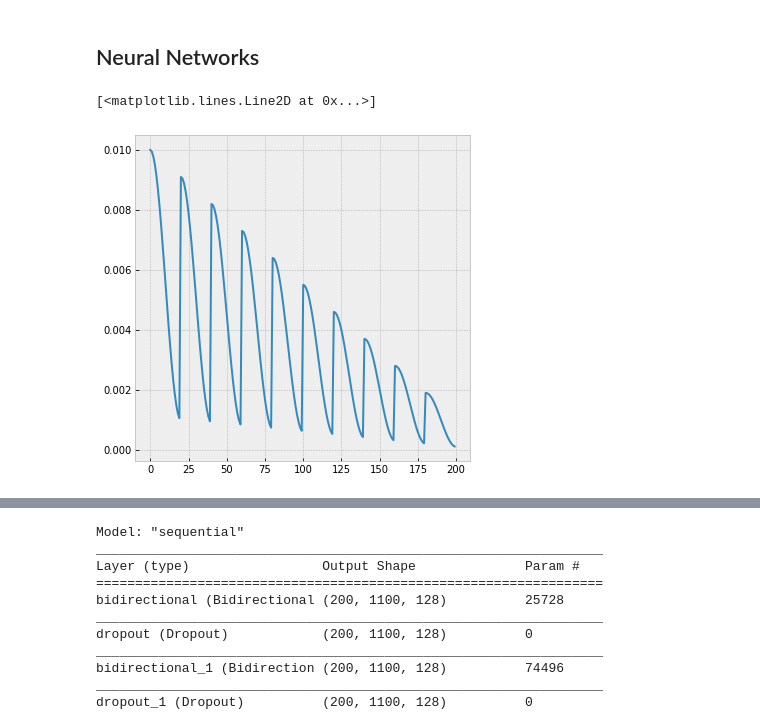
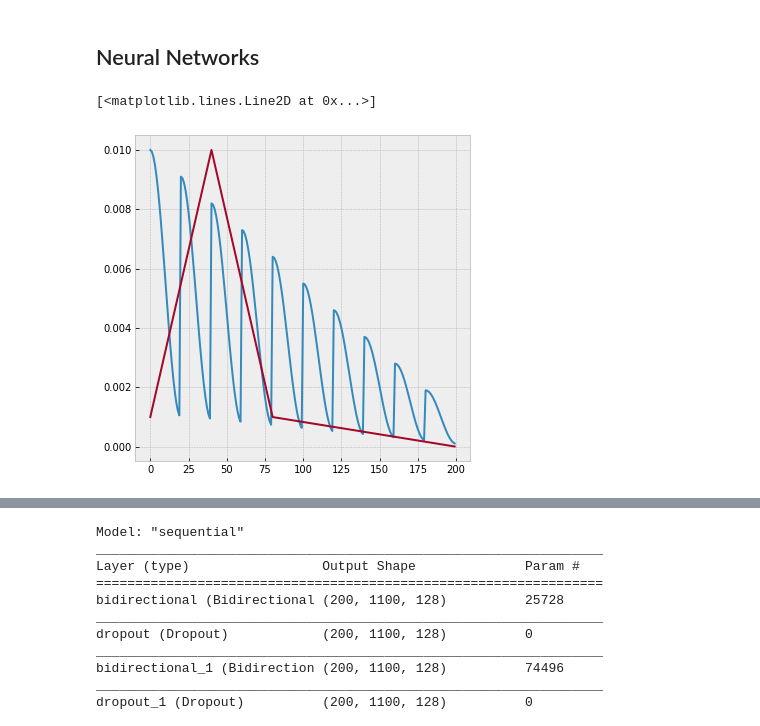
Before and after one commit to ABV-Hub/crowdanalytix, a Jupyter notebook: workinprogress.ipynb, the cells around one changed output, grey strips where cells are left out. Cells and saved outputs as stored; diff of their text form; code cells hidden in the pictures.

```diff
--- a/workinprogress.ipynb
+++ b/workinprogress.ipynb
@@ -188,30 +183,31 @@ def plot_history(history, metric_names):
 # %%
 def annealing(x, cycle=20, max_lr=1e-2, min_lr=1e-3, epoches=200):
   decay_max = (max_lr - min_lr)*(x // cycle)/(epoches // cycle)
   max_lr = max_lr - decay_max
   decay_min = (min_lr-0)*(x // cycle)/(epoches // cycle)
   min_lr = min_lr - decay_min
   return min_lr + (max_lr - min_lr) * (1 + math.cos(np.pi * (x % cycle)/cycle)) / 2
 
-def onecycle(x, cycle=80, max_lr=1e-2, min_lr=1e-3, epoches=100):
+def onecycle(x, cycle=80, max_lr=1e-2, min_lr=1e-3, epoches=200):
   halfcycle = cycle//2
   if x > cycle:
     lr = ((epoches-x)/epoches*epoches/(epoches-cycle))*(min_lr)
   elif x > halfcycle:
     lr = ((halfcycle-x)/halfcycle)*(max_lr-min_lr) + max_lr
   else:
     lr = (x/halfcycle)*(max_lr-min_lr) + min_lr
 
   return lr
 
 a = list(range(200))
 b = [ annealing(x) for x in a ]
-#b = [ onecycle(x) for x in a ]
+c = [ onecycle(x) for x in a ]
 
 plt.plot(a, b)
+plt.plot(a, c)
 # %% [output]
 [<matplotlib.lines.Line2D at 0x...>]
-[figure, old version]
+[figure, new version]
 # %%
 plt.semilogx(history.history["lr"], history.history["loss"])
 #plt.axis([1e-3, 1e-2, 0, 1])
```
Also changed, not shown: parts of 4 cells of this notebook.
